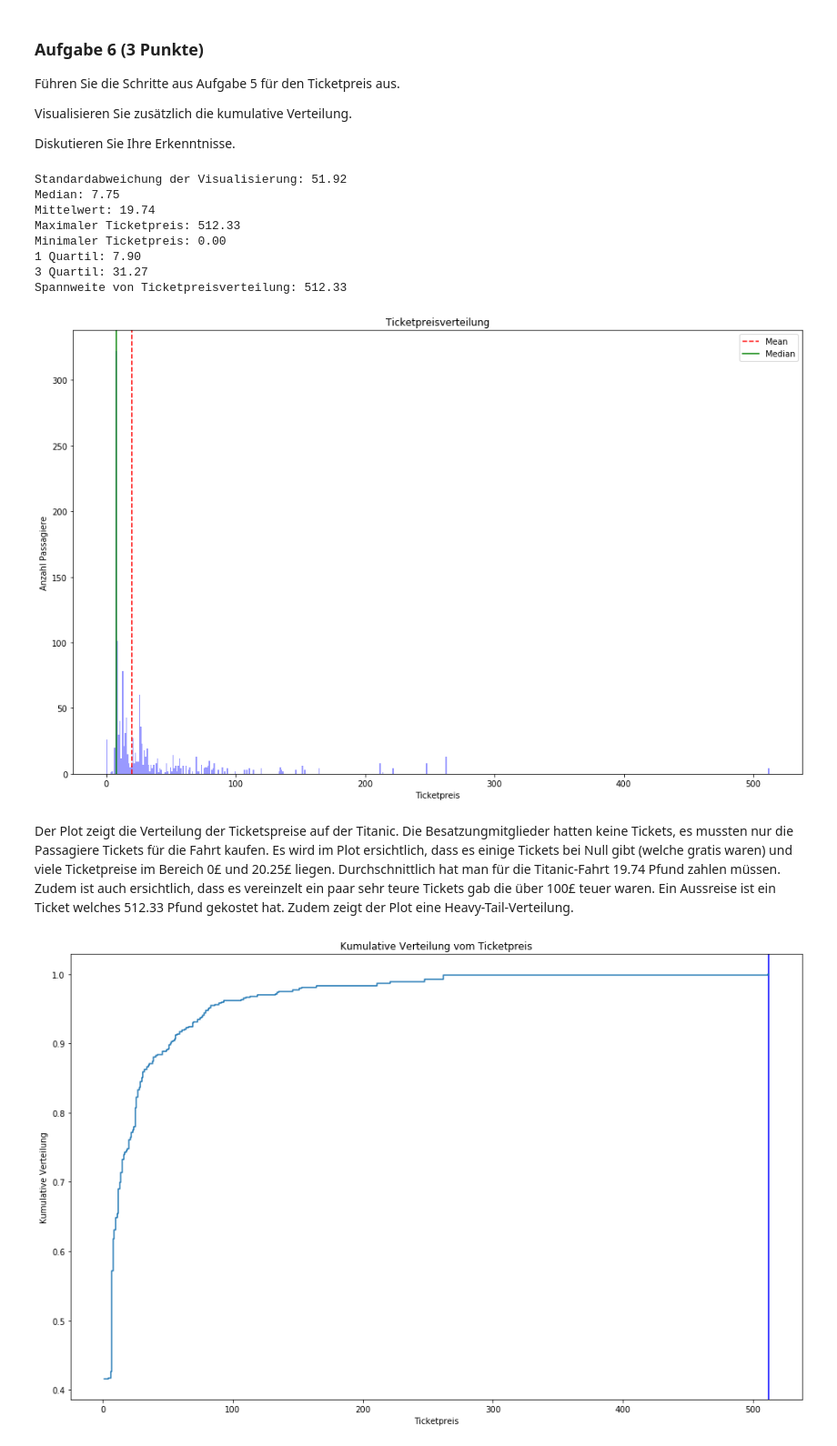
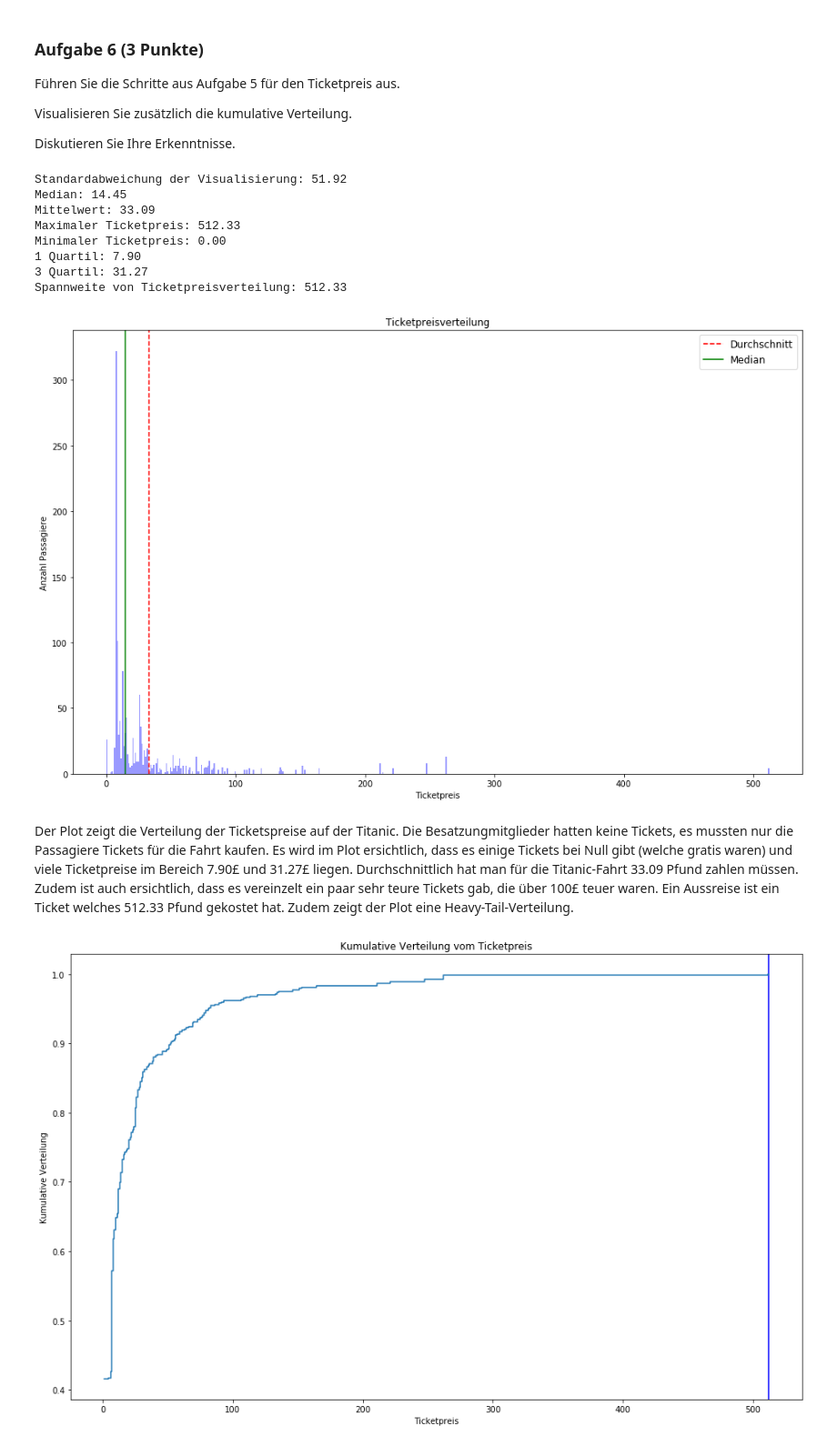
Before and after one commit to JuliaLauraMueller/dsp_hs2019, a Jupyter notebook: assignments/assignment11/exercise11.ipynb, the cells around one changed output. Shown at 91% size. Drawn from its saved outputs; the diff is of its cells as text; code cells hidden in the pictures.

```diff
--- a/assignments/assignment11/exercise11.ipynb
+++ b/assignments/assignment11/exercise11.ipynb
@@ -120,7 +121,7 @@ def cleanDataFrame(df_1, df_2):
     result_df['ticketprice'] = result_df['pound'].astype('float64') + result_df['shilling'].astype('float64') / 20 + result_df['pence'].astype('float64') / 240
 
     #clean Age column with years (m=months)
-    result_Age = result_df.loc[result_df['age'].str.contains('m') == True, ['age']] = round((1/12) * result_df['age'].str.split('m').str[0].astype('float64'), 3)
+    result_Age = result_df.loc[result_df['age'].str.contains('m') == True, ['age']] = round((1/12) * result_df['age'].str.split('m').str[0].astype('float64'), 2)
 
     #insert new columns
     result_df.insert(1, 'sex', np.NaN)
@@ -156,13 +157,11 @@ def cleanDataFrame(df_1, df_2):
     result_df = result_df.drop(columns=['salutation', 'pound', 'shilling', 'pence'])
 
     # reindex the columns
-    result_df.reindex(columns =['name', 'sex', 'age', 'is_adult', 'job', 'class_dept', 'is_passenger', 'joined', 'boat_body', 'ticketprice', 'survived'])
+    result_df = result_df.reindex(columns =['name', 'sex', 'age', 'is_adult', 'job', 'class_dept', 'is_passenger', 'joined', 'boat_body', 'ticketprice', 'survived'])
 
-    # sort dataframe --> familyname
+    # sort dataframe (familyname)
     cleaned_result_df = result_df.sort_values(by=['name'], ascending=True)
     cleaned_result_df.to_csv('titanic.csv')
-    #print(cleaned_result_df['sex'].value_counts())
-    #print(len(cleaned_result_df))
 
 
     return cleaned_result_df
@@ -380,46 +373,47 @@ fig, ax = plt.subplots(figsize=(16,10))
 ax = sns.distplot(passenger['ticketprice'], kde=False, bins=512, color='blue')
 
 # Lage der Verteilung
-mean=titanic_df['ticketprice'].mean()
-median=titanic_df['ticketprice'].median()
+mean=passenger['ticketprice'].mean()
+median=passenger['ticketprice'].median()
 
 ax.axvline(mean, color='r', linestyle='--')
 ax.axvline(median, color='g', linestyle='-')
 
 plt.legend({'Mean':mean,'Median':median})
 plt.title('Ticketpreisverteilung')
 plt.xlabel('Ticketpreis')
 plt.ylabel('Anzahl Passagiere')
+plt.legend(['Durchschnitt', 'Median'], prop={'size': 12});
 
 # Streuung der Verteilung
 std = passenger['ticketprice'].std()
 max_ticket = passenger['ticketprice'].max()
 min_ticket = passenger['ticketprice'].min()
 quartile_1 = passenger.ticketprice.quantile(0.25)
 quartile_3 = passenger.ticketprice.quantile(0.75)
 print('Standardabweichung der Visualisierung:', '{:.2f}'.format(std))
 print('Median:', '{:.2f}'.format(median))
 print('Mittelwert:', '{:.2f}'.format(mean))
 print('Maximaler Ticketpreis:', '{:.2f}'.format(max_ticket))
 print('Minimaler Ticketpreis:', '{:.2f}'.format(min_ticket))
 print('1 Quartil:', '{:.2f}'.format(quartile_1))
 print('3 Quartil:', '{:.2f}'.format(quartile_3))
 print('Spannweite von Ticketpreisverteilung:', '{:.2f}'.format(max_ticket - min_ticket))
 
 # Form der Verteilung
-#Die Visualisierung hat eine Heavy-Tail-Verteilung welche linksschief ist
+# Die Visualisierung hat eine Heavy-Tail-Verteilung
 # %% [output]
 Standardabweichung der Visualisierung: 51.92
-Median: 7.75
-Mittelwert: 19.74
+Median: 14.45
+Mittelwert: 33.09
 Maximaler Ticketpreis: 512.33
 Minimaler Ticketpreis: 0.00
 1 Quartil: 7.90
 3 Quartil: 31.27
 Spannweite von Ticketpreisverteilung: 512.33
-[figure, old version]
+[figure, new version]
 # %% [markdown]
-Der Plot zeigt die Verteilung der Ticketspreise auf der Titanic. Die Besatzungmitglieder hatten keine Tickets, es mussten nur die Passagiere Tickets für die Fahrt kaufen. Es wird im Plot ersichtlich, dass es einige Tickets bei Null gibt (welche gratis waren) und viele Ticketpreise im Bereich 0£ und 20.25£ liegen. Durchschnittlich hat man für die Titanic-Fahrt 19.74 Pfund zahlen müssen. Zudem ist auch ersichtlich, dass es vereinzelt ein paar sehr teure Tickets gab die über 100£ teuer waren. Ein Aussreise ist ein Ticket welches 512.33 Pfund gekostet hat. Zudem zeigt der Plot eine Heavy-Tail-Verteilung.
+Der Plot zeigt die Verteilung der Ticketspreise auf der Titanic. Die Besatzungmitglieder hatten keine Tickets, es mussten nur die Passagiere Tickets für die Fahrt kaufen. Es wird im Plot ersichtlich, dass es einige Tickets bei Null gibt (welche gratis waren) und viele Ticketpreise im Bereich 7.90£ und 31.27£ liegen. Durchschnittlich hat man für die Titanic-Fahrt 33.09 Pfund zahlen müssen. Zudem ist auch ersichtlich, dass es vereinzelt ein paar sehr teure Tickets gab, die über 100£ teuer waren. Ein Aussreise ist ein Ticket welches 512.33 Pfund gekostet hat. Zudem zeigt der Plot eine Heavy-Tail-Verteilung.
 # %%
 # kumulative Verteilung
 fig, ax = plt.subplots(ncols=1, nrows=1, figsize=(16, 10))
```
Also changed, not shown: parts of 25 cells of this notebook, 1 other file.
